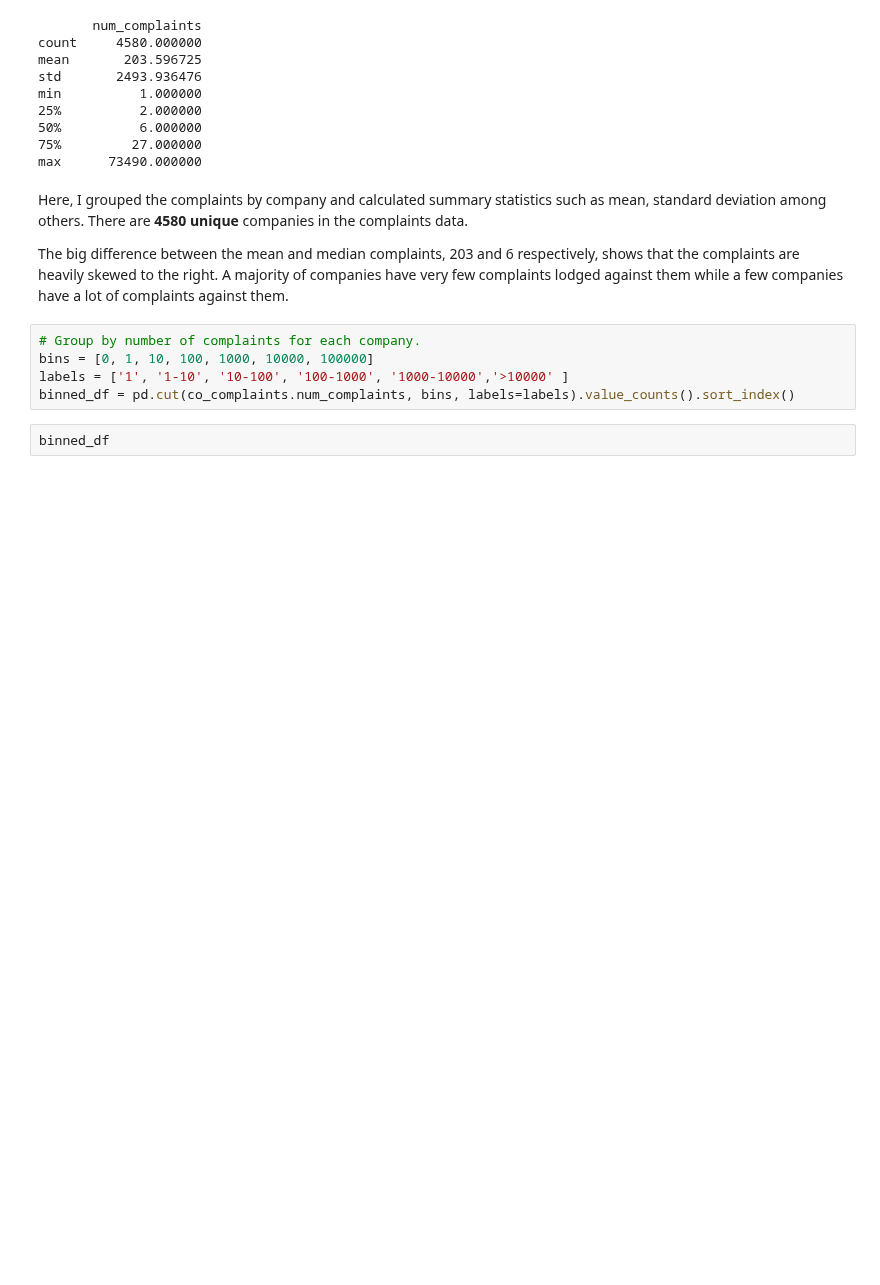
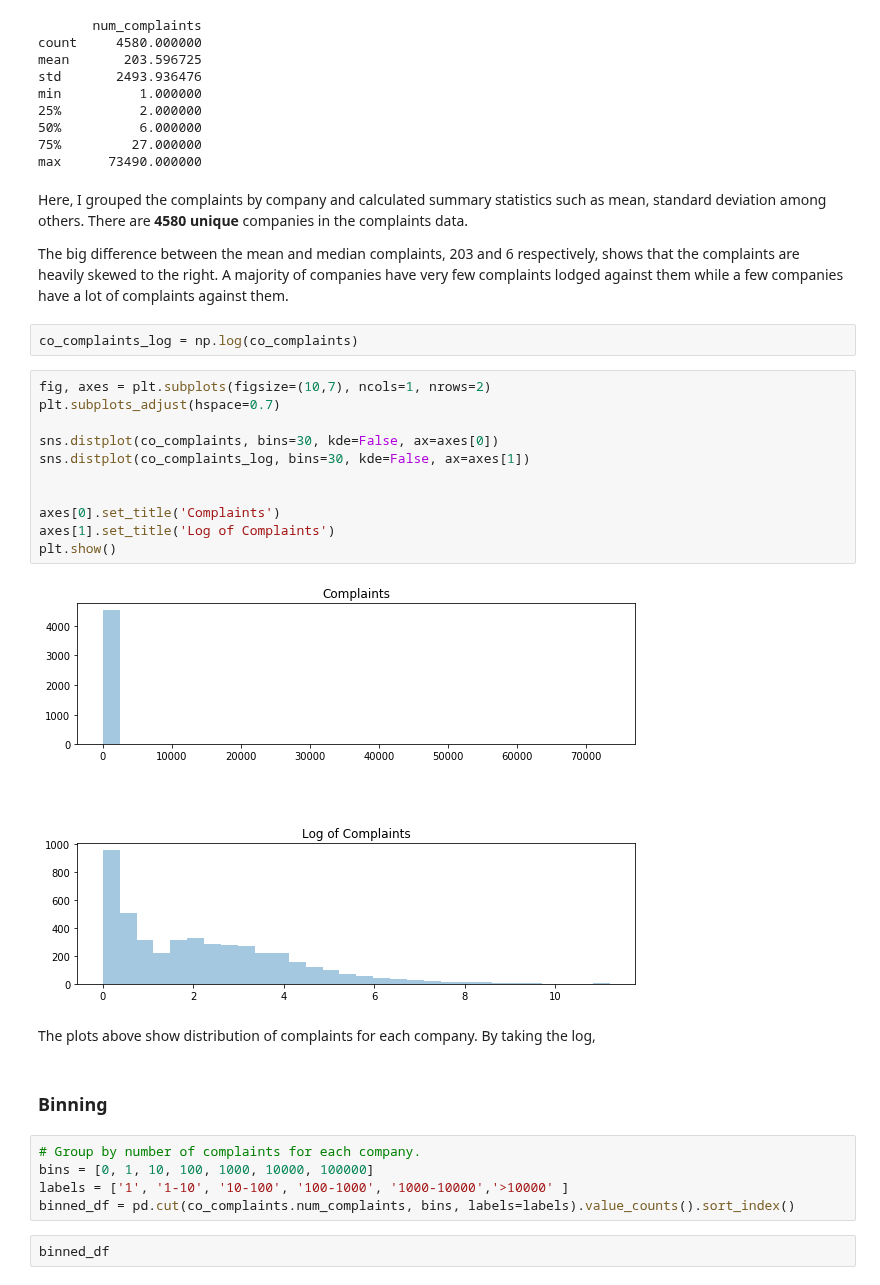
Before and after one commit to Halvinn/cfpb_complaints, a Jupyter notebook: cfpb_complaints.ipynb, the cells around one changed output. Drawn from its saved outputs; the diff is of its cells as text; blank space fills up the shorter version.

Commit message:
Hist of complaints vs log(complaints).

```diff
--- a/cfpb_complaints.ipynb
+++ b/cfpb_complaints.ipynb
@@ -221,6 +221,25 @@ max      73490.000000
 Here, I grouped the complaints by company and calculated summary statistics such as mean, standard deviation among others. There are **4580 unique** companies in the complaints data.
 
 The big difference between the mean and median complaints, 203 and 6 respectively, shows that the complaints are heavily skewed to the right. A majority of companies have very few complaints lodged against them while a few companies have a lot of complaints against them.
+# %%
+co_complaints_log = np.log(co_complaints)
+# %%
+fig, axes = plt.subplots(figsize=(10,7), ncols=1, nrows=2)
+plt.subplots_adjust(hspace=0.7)
+
+sns.distplot(co_complaints, bins=30, kde=False, ax=axes[0])
+sns.distplot(co_complaints_log, bins=30, kde=False, ax=axes[1])
+
+
+axes[0].set_title('Complaints')
+axes[1].set_title('Log of Complaints')
+plt.show()
+# %% [output]
+[figure, added]
+# %% [markdown]
+The plots above show distribution of complaints for each company. By taking the log,
+# %% [markdown]
+### Binning
 # %%
 # Group by number of complaints for each company.
 bins = [0, 1, 10, 100, 1000, 10000, 100000]
```
Also changed, not shown: parts of 3 cells of this notebook.
